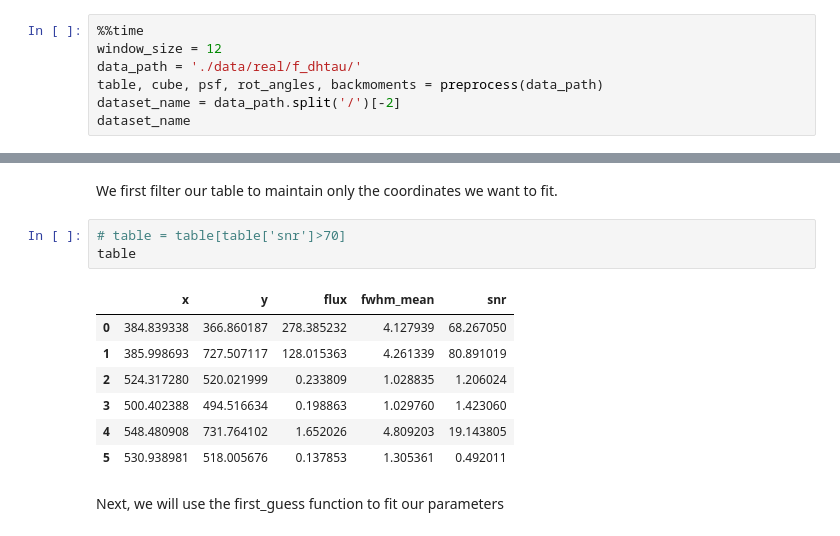
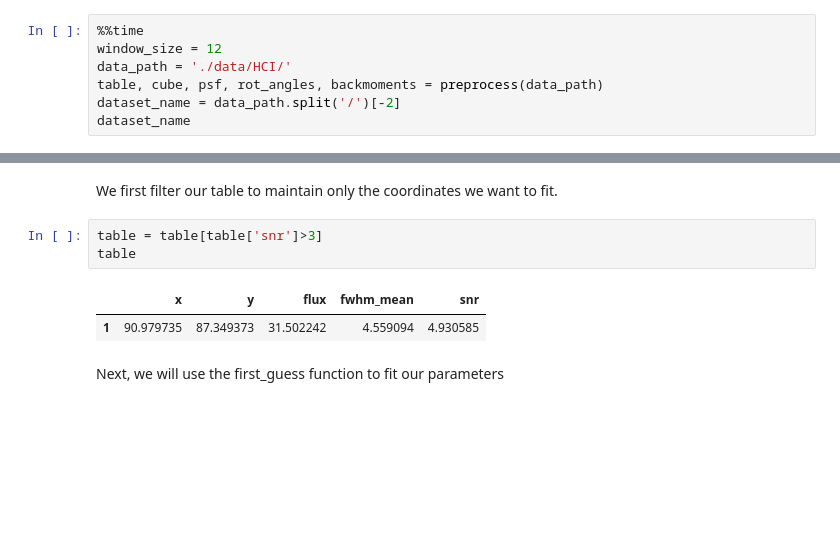
Before and after one commit to yemsnucleus/NEGFC, a Jupyter notebook: presentation/notebooks/first_guess.ipynb, the cells around one changed output, grey strips where cells are left out. Saved outputs shown, nothing was run; the diff lists cells and outputs as text; blank space fills up the shorter version.

```diff
--- a/presentation/notebooks/first_guess.ipynb
+++ b/presentation/notebooks/first_guess.ipynb
@@ -35,7 +43,7 @@ The first step is to preprocess the data, which involves normalizing the PSF, cr
 # %%
 %%time
 window_size = 12
-data_path = './data/real/f_dhtau/'
+data_path = './data/HCI/'
 table, cube, psf, rot_angles, backmoments = preprocess(data_path)
 dataset_name = data_path.split('/')[-2]
 dataset_name
@@ -64,16 +72,11 @@ If it is the first time we run the preprocess function, it will compute PCA+ADI
 # %% [markdown]
 We first filter our table to maintain only the coordinates we want to fit.
 # %%
-# table = table[table['snr']>70]
+table = table[table['snr']>3]
 table
 # %% [output]
 |  | x | y | flux | fwhm_mean | snr |
-| 0 | 384.839338 | 366.860187 | 278.385232 | 4.127939 | 68.267050 |
-| 1 | 385.998693 | 727.507117 | 128.015363 | 4.261339 | 80.891019 |
-| 2 | 524.317280 | 520.021999 | 0.233809 | 1.028835 | 1.206024 |
-| 3 | 500.402388 | 494.516634 | 0.198863 | 1.029760 | 1.423060 |
-| 4 | 548.480908 | 731.764102 | 1.652026 | 4.809203 | 19.143805 |
-| 5 | 530.938981 | 518.005676 | 0.137853 | 1.305361 | 0.492011 |
+| 1 | 90.979735 | 87.349373 | 31.502242 | 4.559094 | 4.930585 |
 # %% [markdown]
 Next, we will use the first_guess function to fit our parameters
 # %%
```
Also changed, not shown: parts of 5 cells of this notebook, 5 other files.
